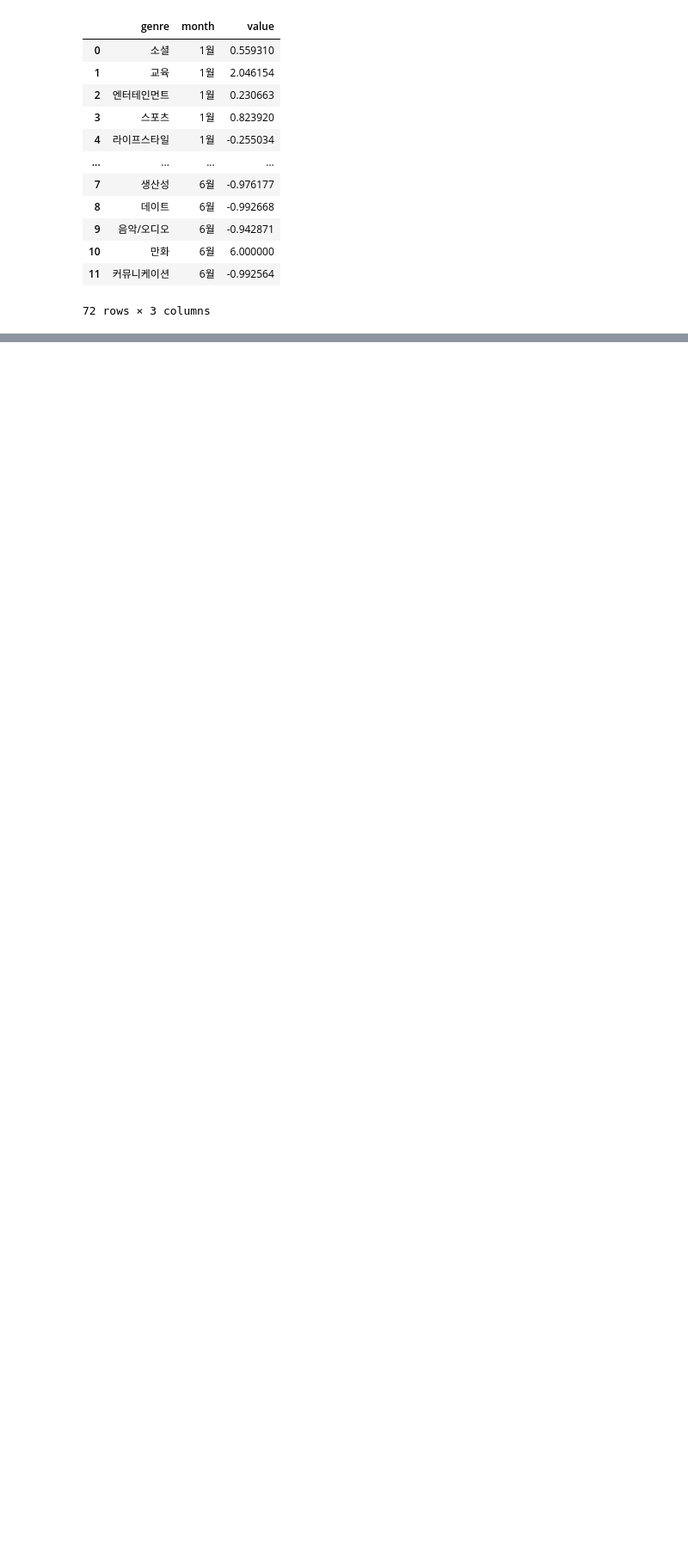
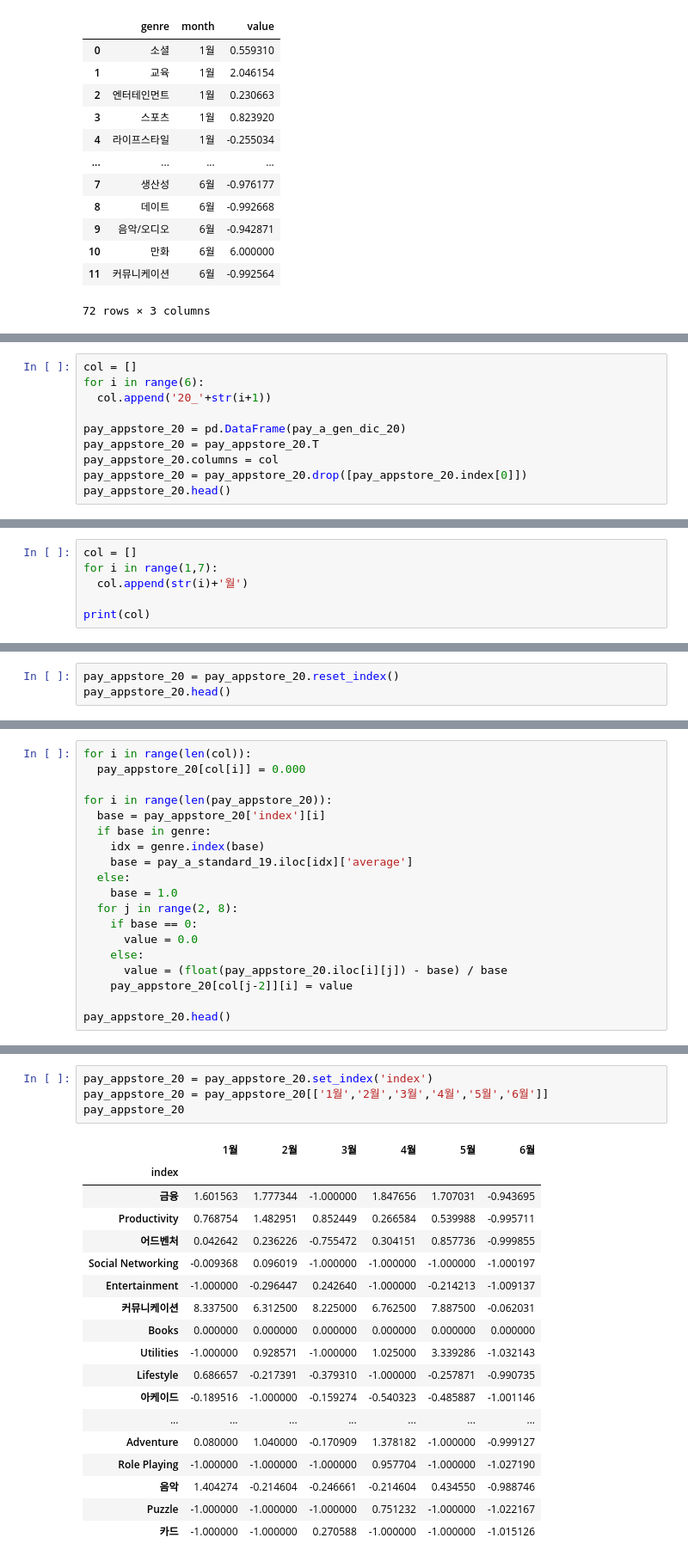
Before and after one commit to con11235/covid19_visualize, a Jupyter notebook: Crawling/app_그래프_시각화.ipynb, the cells around one changed output, grey strips where cells are left out. Shown at 86% size. Drawn from its saved outputs; the diff is of its cells as text; blank space fills up the shorter version.

```diff
--- a/Crawling/app_그래프_시각화.ipynb
+++ b/Crawling/app_그래프_시각화.ipynb
@@ -840,0 +1165,10 @@ fig.show()
+# %%
+col = []
+for i in range(6):
+  col.append('20_'+str(i+1))
+
+pay_appstore_20 = pd.DataFrame(pay_a_gen_dic_20)
+pay_appstore_20 = pay_appstore_20.T
+pay_appstore_20.columns = col
+pay_appstore_20 = pay_appstore_20.drop([pay_appstore_20.index[0]])
+pay_appstore_20.head()
@@ -840,0 +1182,6 @@ fig.show()
+# %%
+col = []
+for i in range(1,7):
+  col.append(str(i)+'월')
+
+print(col)
@@ -840,0 +1190,3 @@ fig.show()
+# %%
+pay_appstore_20 = pay_appstore_20.reset_index()
+pay_appstore_20.head()
@@ -840,0 +1200,19 @@ fig.show()
+# %%
+for i in range(len(col)):
+  pay_appstore_20[col[i]] = 0.000
+
+for i in range(len(pay_appstore_20)):
+  base = pay_appstore_20['index'][i]
+  if base in genre:
+    idx = genre.index(base)
+    base = pay_a_standard_19.iloc[idx]['average']
+  else:
+    base = 1.0
+  for j in range(2, 8):
+    if base == 0:
+      value = 0.0
+    else:
+      value = (float(pay_appstore_20.iloc[i][j]) - base) / base
+    pay_appstore_20[col[j-2]][i] = value
+
+pay_appstore_20.head()
@@ -840,0 +1229,23 @@ fig.show()
+# %%
+pay_appstore_20 = pay_appstore_20.set_index('index')
+pay_appstore_20 = pay_appstore_20[['1월','2월','3월','4월','5월','6월']]
+pay_appstore_20
+# %% [output]
+|  | 1월 | 2월 | 3월 | 4월 | 5월 | 6월 |
+| index |  |  |  |  |  |  |
+| 금융 | 1.601563 | 1.777344 | -1.000000 | 1.847656 | 1.707031 | -0.943695 |
+| Productivity | 0.768754 | 1.482951 | 0.852449 | 0.266584 | 0.539988 | -0.995711 |
+| 어드벤처 | 0.042642 | 0.236226 | -0.755472 | 0.304151 | 0.857736 | -0.999855 |
+| Social Networking | -0.009368 | 0.096019 | -1.000000 | -1.000000 | -1.000000 | -1.000197 |
+| Entertainment | -1.000000 | -0.296447 | 0.242640 | -1.000000 | -0.214213 | -1.009137 |
+| 커뮤니케이션 | 8.337500 | 6.312500 | 8.225000 | 6.762500 | 7.887500 | -0.062031 |
+| Books | 0.000000 | 0.000000 | 0.000000 | 0.000000 | 0.000000 | 0.000000 |
+| Utilities | -1.000000 | 0.928571 | -1.000000 | 1.025000 | 3.339286 | -1.032143 |
+| Lifestyle | 0.686657 | -0.217391 | -0.379310 | -1.000000 | -0.257871 | -0.990735 |
+| 아케이드 | -0.189516 | -1.000000 | -0.159274 | -0.540323 | -0.485887 | -1.001146 |
+| ... | ... | ... | ... | ... | ... | ... |
+| Adventure | 0.080000 | 1.040000 | -0.170909 | 1.378182 | -1.000000 | -0.999127 |
+| Role Playing | -1.000000 | -1.000000 | -1.000000 | 0.957704 | -1.000000 | -1.027190 |
+| 음악 | 1.404274 | -0.214604 | -0.246661 | -0.214604 | 0.434550 | -0.988746 |
+| Puzzle | -1.000000 | -1.000000 | -1.000000 | 0.751232 | -1.000000 | -1.022167 |
+| 카드 | -1.000000 | -1.000000 | 0.270588 | -1.000000 | -1.000000 | -1.015126 |
```
Also changed, not shown: parts of 51 cells of this notebook.
